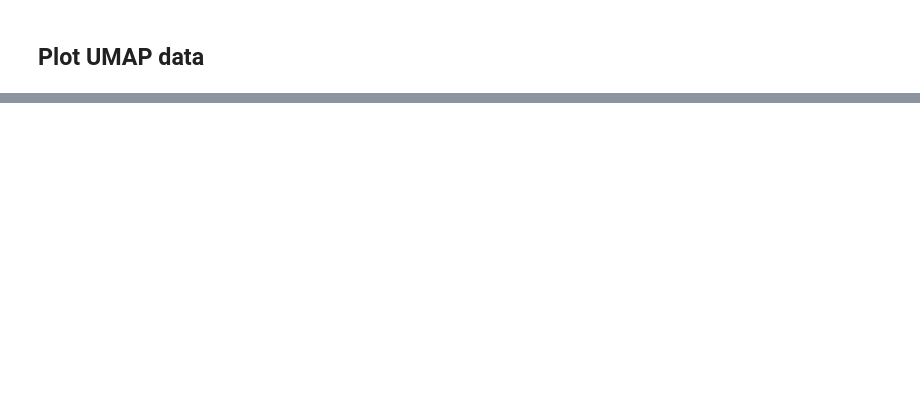
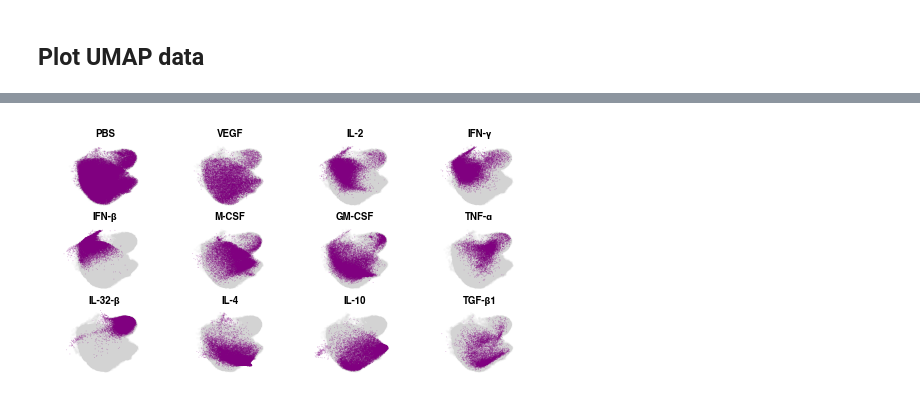
Before and after one commit to theislab/HumanCytokineDict, a Jupyter notebook: notebooks/figure_1_to_4/3_UMAP_analysis.ipynb, the cells around one changed output, grey strips where cells are left out. Drawn from its saved outputs; the diff is of its cells as text; code cells hidden in the pictures; blank space fills up the shorter version.

```diff
--- a/notebooks/figure_1_to_4/3_UMAP_analysis.ipynb
+++ b/notebooks/figure_1_to_4/3_UMAP_analysis.ipynb
@@ -438,6 +478,50 @@ for test_i, test_cytokine in enumerate(["IL-2", "IFN-gamma", "IL-4", "IL-10", "V
 
 plt.subplots_adjust(wspace=0.1, hspace=0.1)
 plt.savefig(os.path.join(plot_folder, f"UMAP_cDC_D2_cytokines.svg"), dpi=400)
+# %%
+cell_type = "CD14 Mono"
+fig, axes = plt.subplots(3, 4, figsize = cm_to_inches((16, 8)))
+axes = axes.flatten()
+for test_i, test_cytokine in enumerate([
+    "PBS", "VEGF",
+    "IL-2", "IFN-gamma", "IFN-beta", "M-CSF", "GM-CSF",
+    "TNF-alpha", "IL-32-beta",
+    "IL-4", "IL-10", "TGF-beta1"
+    ]):
+    ax = axes[test_i]
+    donor_group_1 = ["D2"]
+    donor_group_2 = [donor for donor in DONOR_NAMES if donor not in donor_group_1]
+
+    colors = ["black", DONOR_COLORS["D2"]]
+    subset = umap_data[umap_data.obs['cell_type'] == cell_type]
+    subset = subset[subset.obs['cytokine'] == "PBS"]
+    subset = subset[np.random.choice(len(subset), 50000, replace=False)]
+    umap_coords = subset.obsm['X_umap']
+    ax.scatter(umap_coords[:, 0], umap_coords[:, 1], c="lightgray", alpha=0.1, s=3, edgecolors="none", rasterized=True)
+
+    subset = umap_data[umap_data.obs['cell_type'] == cell_type]
+    subset = subset[subset.obs['cytokine'] == test_cytokine]
+    if len(subset) > 50000:
+        subset = subset[np.random.choice(len(subset), 50000, replace=False)]
+
+    umap_coords = subset.obsm['X_umap']
+    ax.scatter(umap_coords[:, 0], umap_coords[:, 1], c=CELL_TYPE_COLORS['CD14 Mono'], alpha=0.25, s=0.5, edgecolors="none", rasterized=True)
+
+    ax.set_xlim(coordinates_by_cell_type[cell_type][0][0], coordinates_by_cell_type[cell_type][0][1]+1)
+    ax.set_ylim(coordinates_by_cell_type[cell_type][1][0], coordinates_by_cell_type[cell_type][1][1])
+
+    ax.set_xticks([])
+    ax.set_yticks([])
+
+    for spine in ax.spines.values():
+        spine.set_visible(False)
+
+    ax.set_title(introduce_greek_letters(test_cytokine), fontsize=7, fontweight="bold", color='black', pad=0)
+
+plt.subplots_adjust(wspace=0.1, hspace=0.1)
+plt.savefig(os.path.join(plot_folder, f"UMAP_CD14Mono_all_cytokines.png"), dpi=400)
+# %% [output]
+[figure, added]
 # %%
 pbs_data = umap_data[umap_data.obs['cytokine'] == "PBS"]
 other_data = umap_data[umap_data.obs['cytokine'] != "PBS"]
```
Also changed, not shown: parts of 11 cells of this notebook, 16 other files.
